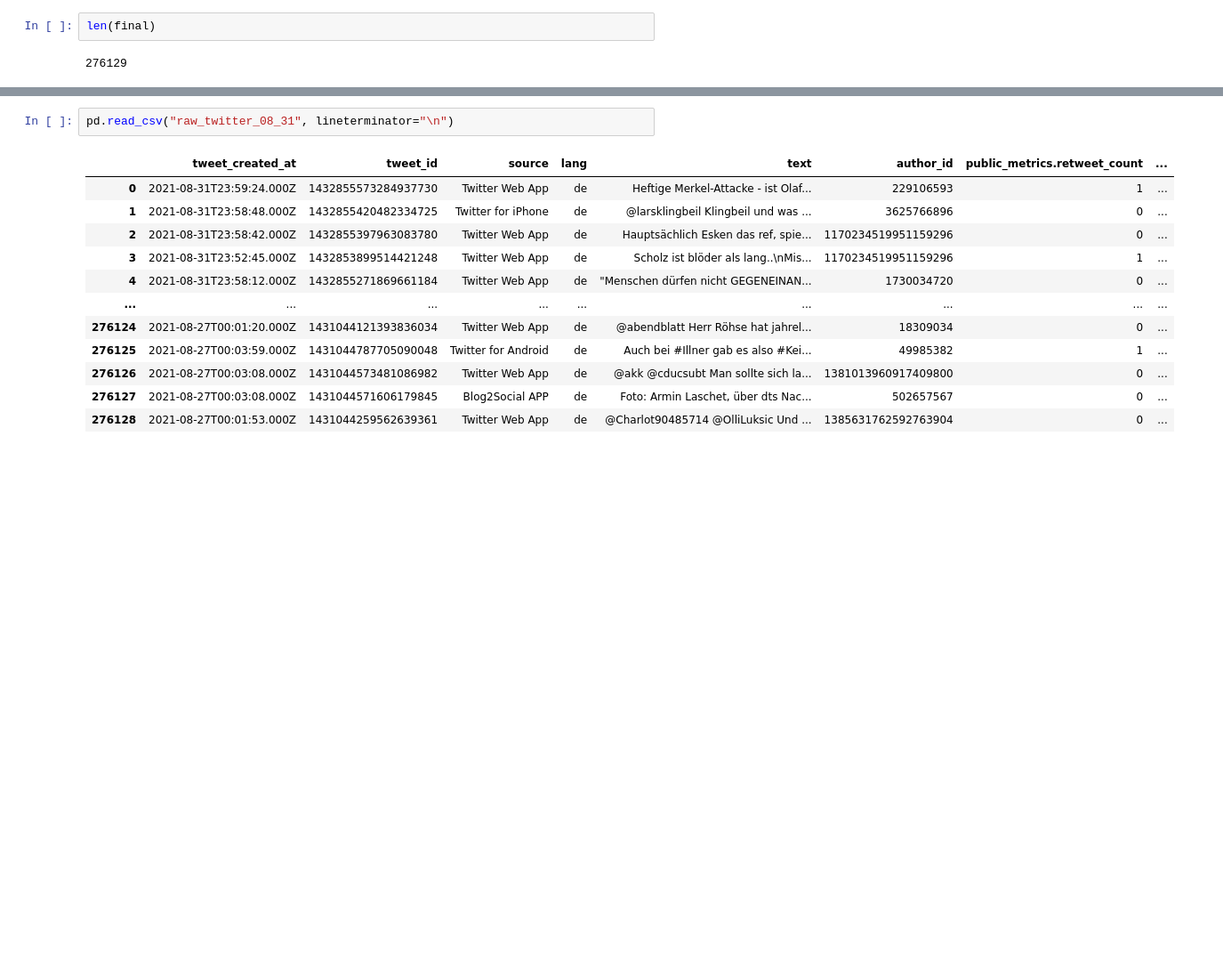
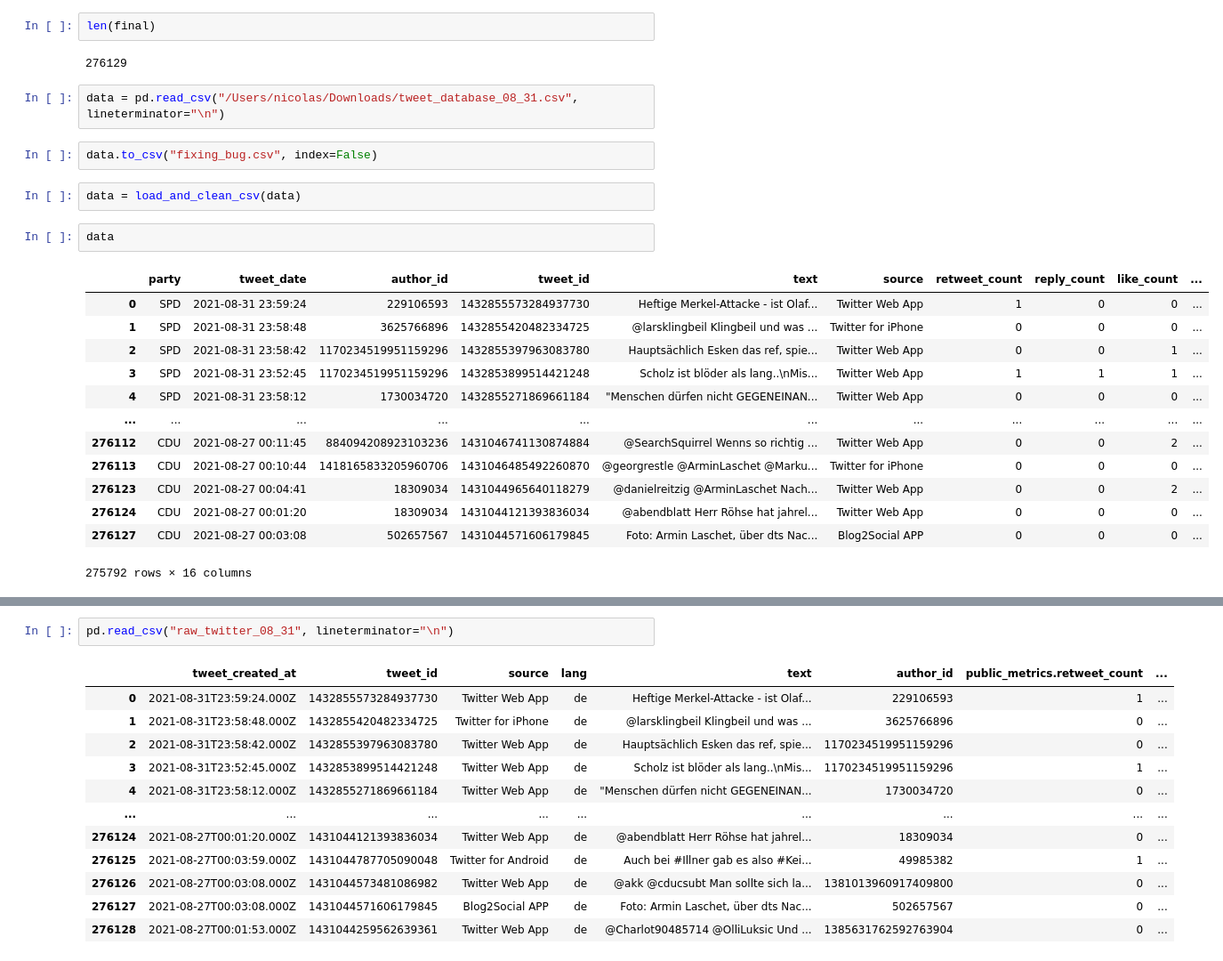
Before and after one commit to NicolasBuehringer/project_delphi, a Jupyter notebook: notebooks/03nicolas/test_api.ipynb, the cells around one changed output, grey strips where cells are left out. Shown at 89% size. Cells and saved outputs as stored; diff of their text form; blank space fills up the shorter version.

```diff
--- a/notebooks/03nicolas/test_api.ipynb
+++ b/notebooks/03nicolas/test_api.ipynb
@@ -179,3 +179,25 @@ final.to_csv("raw_twitter_08_31.csv", index=False)
 len(final)
 # %% [output]
 276129
+# %%
+data = pd.read_csv("/Users/nicolas/Downloads/tweet_database_08_31.csv", lineterminator="\n")
+# %%
+data.to_csv("fixing_bug.csv", index=False)
+# %%
+data = load_and_clean_csv(data)
+# %%
+data
+# %% [output]
+|  | party | tweet_date | author_id | tweet_id | text | source | retweet_count | reply_count | like_count | ... |
+| 0 | SPD | 2021-08-31 23:59:24 | 229106593 | 1432855573284937730 | Heftige Merkel-Attacke - ist Olaf... | Twitter Web App | 1 | 0 | 0 | ... |
+| 1 | SPD | 2021-08-31 23:58:48 | 3625766896 | 1432855420482334725 | @larsklingbeil Klingbeil und was ... | Twitter for iPhone | 0 | 0 | 0 | ... |
+| 2 | SPD | 2021-08-31 23:58:42 | 1170234519951159296 | 1432855397963083780 | Hauptsächlich Esken das ref, spie... | Twitter Web App | 0 | 0 | 1 | ... |
+| 3 | SPD | 2021-08-31 23:52:45 | 1170234519951159296 | 1432853899514421248 | Scholz ist blöder als lang..\nMis... | Twitter Web App | 1 | 1 | 1 | ... |
+| 4 | SPD | 2021-08-31 23:58:12 | 1730034720 | 1432855271869661184 | "Menschen dürfen nicht GEGENEINAN... | Twitter Web App | 0 | 0 | 0 | ... |
+| ... | ... | ... | ... | ... | ... | ... | ... | ... | ... | ... |
+| 276112 | CDU | 2021-08-27 00:11:45 | 884094208923103236 | 1431046741130874884 | @SearchSquirrel Wenns so richtig ... | Twitter Web App | 0 | 0 | 2 | ... |
+| 276113 | CDU | 2021-08-27 00:10:44 | 1418165833205960706 | 1431046485492260870 | @georgrestle @ArminLaschet @Marku... | Twitter for iPhone | 0 | 0 | 0 | ... |
+| 276123 | CDU | 2021-08-27 00:04:41 | 18309034 | 1431044965640118279 | @danielreitzig @ArminLaschet Nach... | Twitter Web App | 0 | 0 | 2 | ... |
+| 276124 | CDU | 2021-08-27 00:01:20 | 18309034 | 1431044121393836034 | @abendblatt Herr Röhse hat jahrel... | Twitter Web App | 0 | 0 | 0 | ... |
+| 276127 | CDU | 2021-08-27 00:03:08 | 502657567 | 1431044571606179845 | Foto: Armin Laschet, über dts Nac... | Blog2Social APP | 0 | 0 | 0 | ... |
+275792 rows × 16 columns
```
Also changed, not shown: parts of 21 cells of this notebook.
